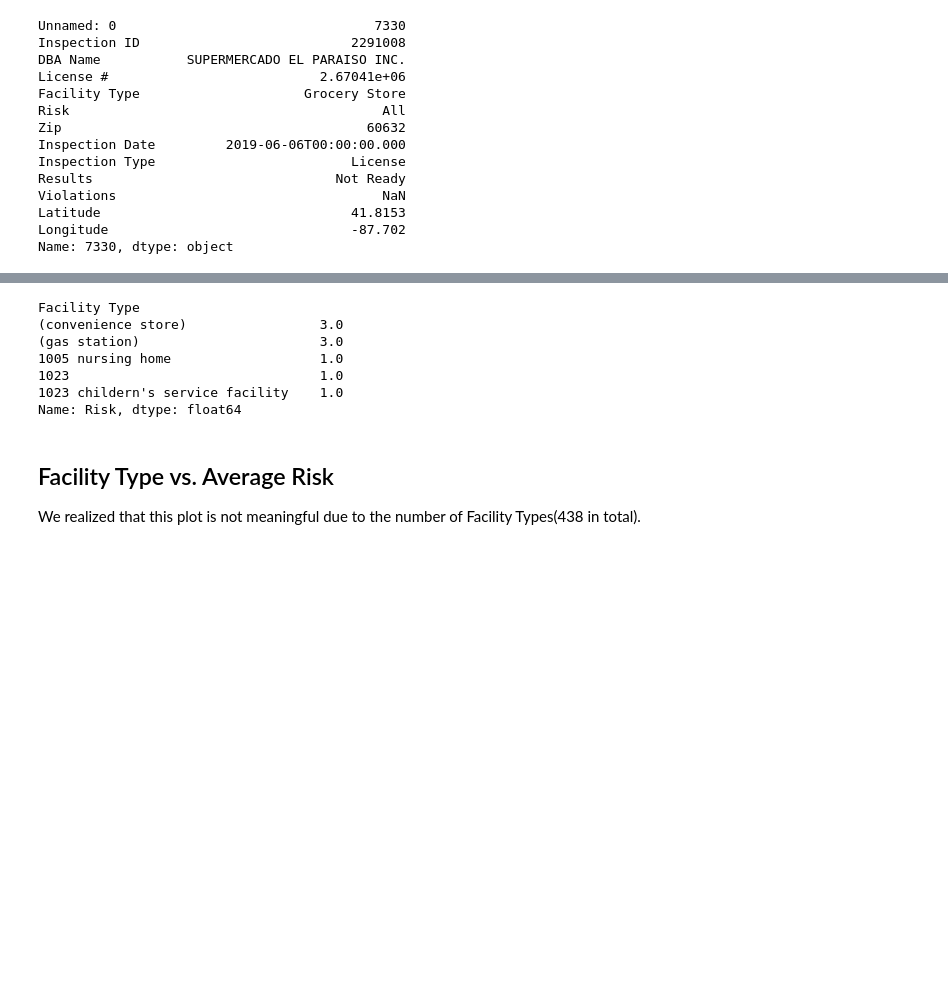
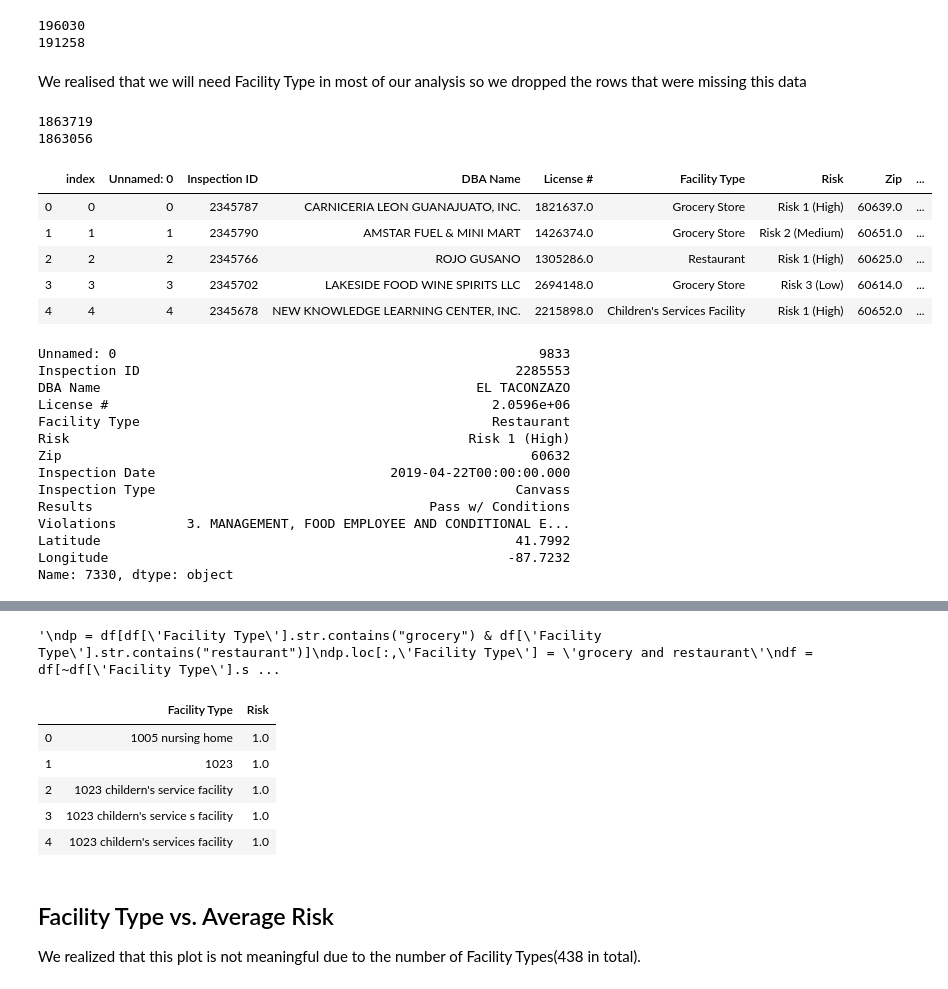
Before and after one commit to RubinDaija/epfl-ada-2019-project, a Jupyter notebook: project.ipynb, the cells around one changed output, grey strips where cells are left out. Cells and saved outputs as stored; diff of their text form; code cells hidden in the pictures; blank space fills up the shorter version.

```diff
--- a/project.ipynb
+++ b/project.ipynb
@@ -20,22 +20,49 @@ import zipfile
 # %%
 zf = zipfile.ZipFile('chicago_dropped.zip')
 df = pd.read_csv(zf.open('chicago_dropped/food_inspections.csv'))
+# %%
+#cleaning the dataset removing Nan valued rows
+print(df['Facility Type'].size)
+print(df['Facility Type'].dropna().size)
+df.dropna(inplace=True)
+df.reset_index(drop=True,inplace=True)
+# %% [output]
+196030
+191258
+# %% [markdown]
+We realised that we will need Facility Type in most of our analysis so we dropped the rows that were missing this data
+# %%
+print(df.size)
+df = df[~df.Results.str.contains("Not Ready")]
+print(df.size)
+# %% [output]
+1863719
+1863056
+# %%
+df.reset_index().head()
+# %% [output]
+|  | index | Unnamed: 0 | Inspection ID | DBA Name | License # | Facility Type | Risk | Zip | ... |
+| 0 | 0 | 0 | 2345787 | CARNICERIA LEON GUANAJUATO, INC. | 1821637.0 | Grocery Store | Risk 1 (High) | 60639.0 | ... |
+| 1 | 1 | 1 | 2345790 | AMSTAR FUEL & MINI MART | 1426374.0 | Grocery Store | Risk 2 (Medium) | 60651.0 | ... |
+| 2 | 2 | 2 | 2345766 | ROJO GUSANO | 1305286.0 | Restaurant | Risk 1 (High) | 60625.0 | ... |
+| 3 | 3 | 3 | 2345702 | LAKESIDE FOOD WINE SPIRITS LLC | 2694148.0 | Grocery Store | Risk 3 (Low) | 60614.0 | ... |
+| 4 | 4 | 4 | 2345678 | NEW KNOWLEDGE LEARNING CENTER, INC. | 2215898.0 | Children's Services Facility | Risk 1 (High) | 60652.0 | ... |
 # %%
 print(df.loc[7330])
 # %% [output]
-Unnamed: 0                                 7330
-Inspection ID                           2291008
-DBA Name           SUPERMERCADO EL PARAISO INC.
-License #                           2.67041e+06
-Facility Type                     Grocery Store
-Risk                                        All
-Zip                                       60632
-Inspection Date         2019-06-06T00:00:00.000
-Inspection Type                         License
-Results                               Not Ready
-Violations                                  NaN
-Latitude                                41.8153
-Longitude                               -87.702
+Unnamed: 0                                                      9833
+Inspection ID                                                2285553
+DBA Name                                                EL TACONZAZO
+License #                                                 2.0596e+06
+Facility Type                                             Restaurant
+Risk                                                   Risk 1 (High)
+Zip                                                            60632
+Inspection Date                              2019-04-22T00:00:00.000
+Inspection Type                                              Canvass
+Results                                           Pass w/ Conditions
+Violations         3. MANAGEMENT, FOOD EMPLOYEE AND CONDITIONAL E...
+Latitude                                                     41.7992
+Longitude                                                   -87.7232
 Name: 7330, dtype: object
 # %%
 df = df[df.Risk.str.contains("[1-3]",na=False)]
@@ -53,0 +81,10 @@ df['Facility Type'] = df['Facility Type'].apply(lambda x: str(x).replace(r"[a-zA
+# %%
+#TODO : Grocery Store and Restaurant are going to be unified
+'''
+dp = df[df['Facility Type'].str.contains("grocery") & df['Facility Type'].str.contains("restaurant")]
+dp.loc[:,'Facility Type'] = 'grocery and restaurant'
+df = df[~df['Facility Type'].str.contains("grocery") & df['Facility Type'].str.contains("restaurant")]
+'''
+#df = df.append(dp,ignore_index=False)
+# %% [output]
+'\ndp = df[df[\'Facility Type\'].str.contains("grocery") & df[\'Facility Type\'].str.contains("restaurant")]\ndp.loc[:,\'Facility Type\'] = \'grocery and restaurant\'\ndf = df[~df[\'Facility Type\'].s ...
@@ -54,17 +94,14 @@ df['Facility Type'] = df['Facility Type'].apply(lambda x: str(x).replace(r"[a-zA
 # %%
-grouped_fac = df.groupby('Facility Type')
-
 #facility vs average risk
-grouped_fac_risk_mean = grouped_fac['Risk'].mean()
+grouped_fac_risk_mean = pd.DataFrame(grouped_fac['Risk'].mean()).reset_index()
 grouped_fac_risk_mean.head()
 # %% [output]
-Facility Type
-(convenience store)                 3.0
-(gas station)                       3.0
-1005 nursing home                   1.0
-1023                                1.0
-1023 childern's service facility    1.0
-Name: Risk, dtype: float64
+|  | Facility Type | Risk |
+| 0 | 1005 nursing home | 1.0 |
+| 1 | 1023 | 1.0 |
+| 2 | 1023 childern's service facility | 1.0 |
+| 3 | 1023 childern's service s facility | 1.0 |
+| 4 | 1023 childern's services facility | 1.0 |
 # %% [markdown]
 ## Facility Type vs. Average Risk
 We realized that this plot is not meaningful due to the number of Facility Types(438 in total).
```
Also changed, not shown: parts of 11 cells of this notebook.
